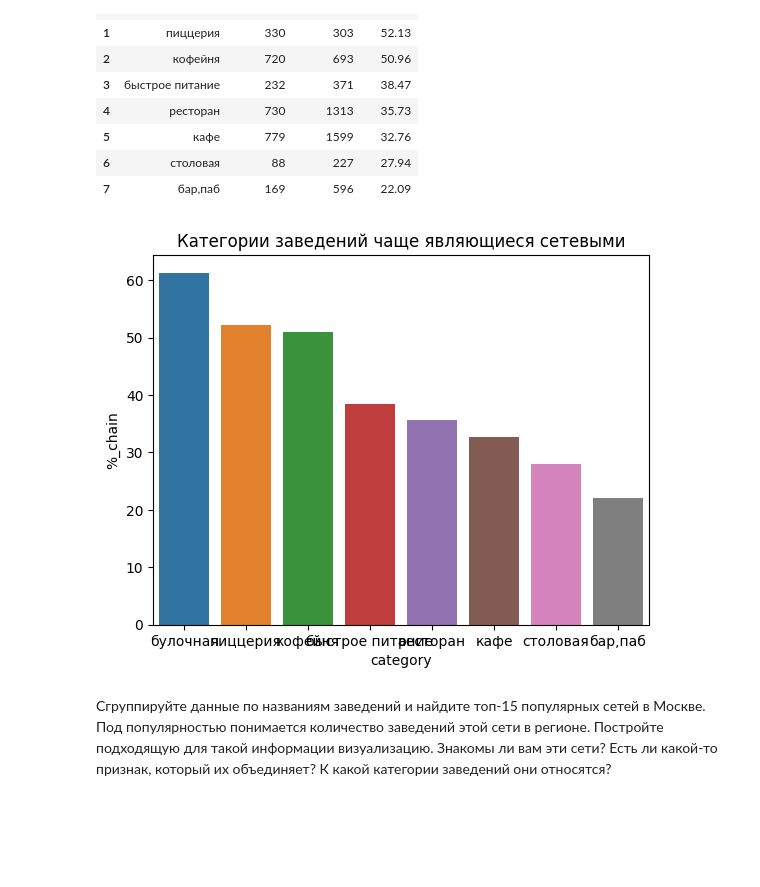
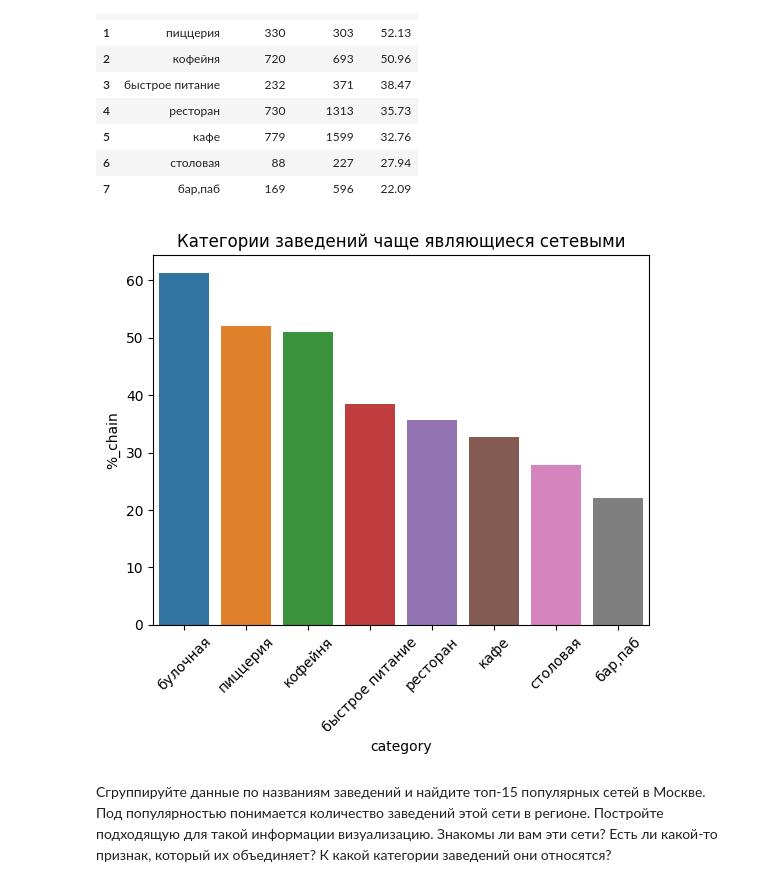
Before and after one commit to akirionenko/research-of-the-public-catering-market-in-Moscow-, a Jupyter notebook: проект_11.ipynb, the cells around one changed output. Drawn from its saved outputs; the diff is of its cells as text; code cells hidden in the pictures; blank space fills up the shorter version.

```diff
--- a/проект_11.ipynb
+++ b/проект_11.ipynb
@@ -235,8 +237,9 @@ df_chain
 | 7 | бар,паб | 169 | 596 | 22.09 |
 # %%
 ax = sns.barplot(x='category', y='%_chain', data=df_chain).set(title='Категории заведений чаще являющиеся сетевыми')
+plt.xticks(rotation=45);
 # %% [output]
-[figure, old version]
+[figure, new version]
 # %% [markdown]
 Сгруппируйте данные по названиям заведений и найдите топ-15 популярных сетей в Москве. Под популярностью понимается количество заведений этой сети в регионе. Постройте подходящую для такой информации визуализацию. Знакомы ли вам эти сети? Есть ли какой-то признак, который их объединяет? К какой категории заведений они относятся?
 # %%
```
Also changed, not shown: parts of 3 cells of this notebook.
